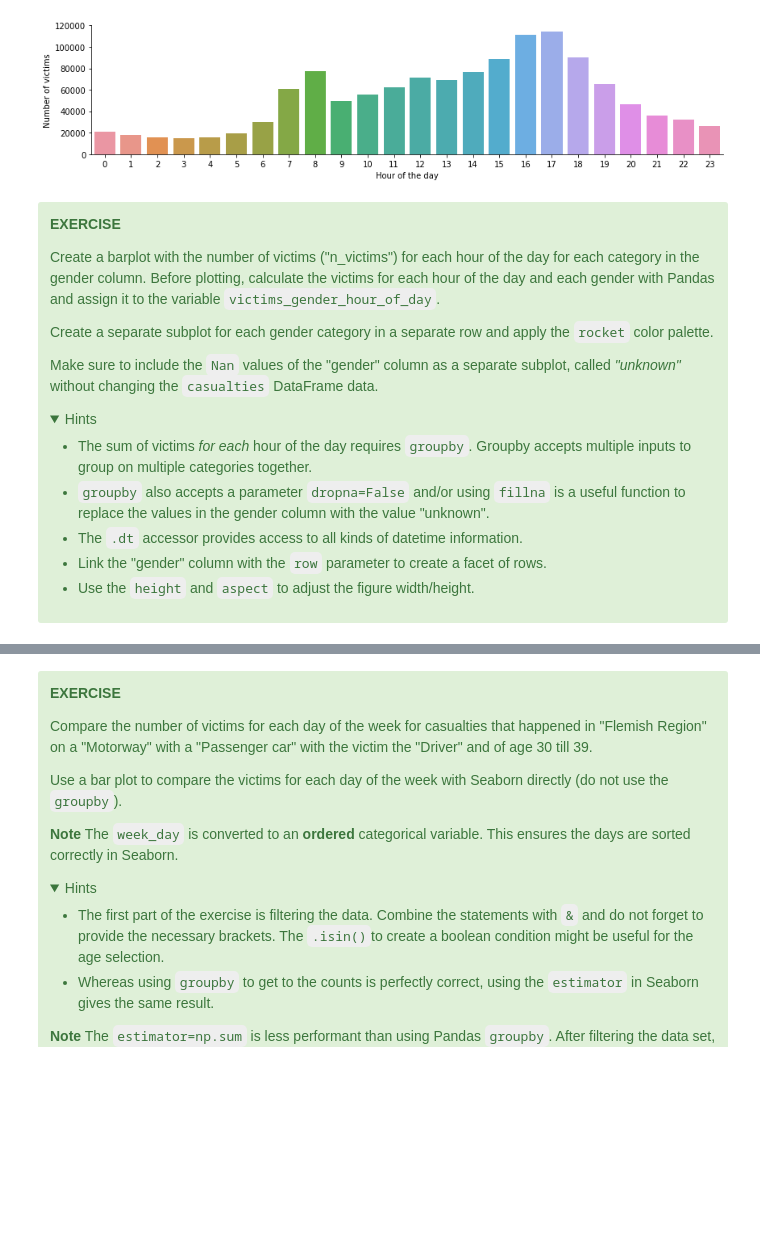
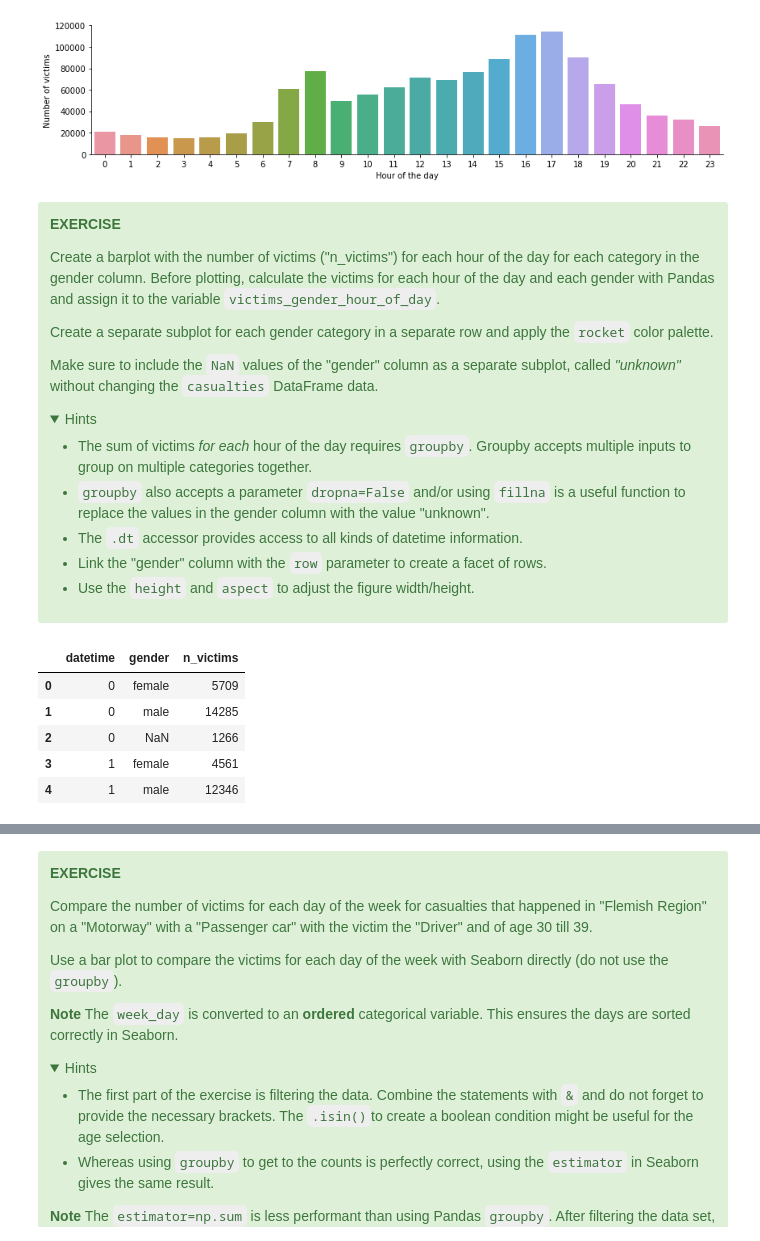
Before and after one commit to jorisvandenbossche/course-python-data, a Jupyter notebook: notebooks/visualization_02_seaborn.ipynb, the cells around one changed output, grey strips where cells are left out. Cells and saved outputs as stored; diff of their text form; code cells hidden in the pictures; folded sections open; blank space fills up the shorter version.

```diff
--- a/notebooks/visualization_02_seaborn.ipynb
+++ b/notebooks/visualization_02_seaborn.ipynb
@@ -411,7 +411,7 @@ Create a barplot with the number of victims ("n_victims") for each hour of the d
 
 Create a separate subplot for each gender category in a separate row and apply the `rocket` color palette.
 
-Make sure to include the `Nan` values of the "gender" column as a separate subplot, called _"unknown"_ without changing the `casualties` DataFrame data.
+Make sure to include the `NaN` values of the "gender" column as a separate subplot, called _"unknown"_ without changing the `casualties` DataFrame data.
 
 <details><summary>Hints</summary>
 
@@ -425,6 +425,14 @@ Make sure to include the `Nan` values of the "gender" column as a separate subpl
 # %%
 victims_gender_hour_of_day = casualties.groupby([casualties["datetime"].dt.hour, "gender"],
                                                 dropna=False)["n_victims"].sum().reset_index()
+victims_gender_hour_of_day.head()
+# %% [output]
+|  | datetime | gender | n_victims |
+| 0 | 0 | female | 5709 |
+| 1 | 0 | male | 14285 |
+| 2 | 0 | NaN | 1266 |
+| 3 | 1 | female | 4561 |
+| 4 | 1 | male | 12346 |
 # %%
 sns.catplot(data=victims_gender_hour_of_day.fillna("unknown"),
             x="datetime",
```
Also changed, not shown: parts of 17 cells of this notebook, 1 other file.
